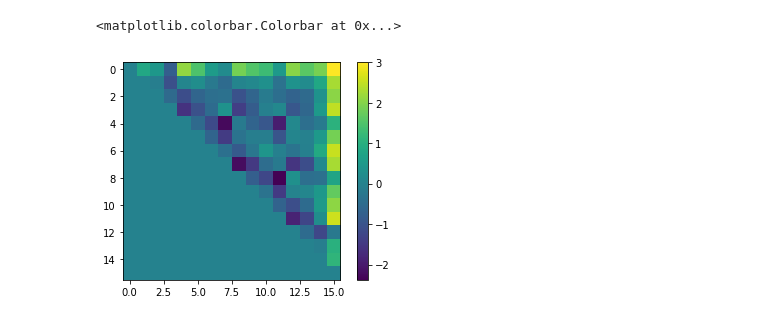
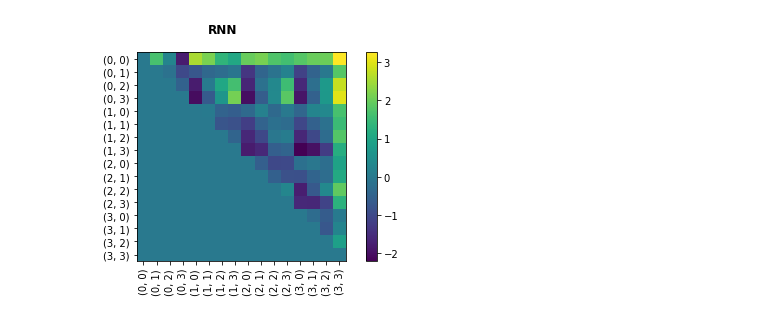
Before and after one commit to MaryZolfaghar/WCSLS, a Jupyter notebook: notebooks/results_RSA.ipynb, the cells around one changed output. Cells and saved outputs as stored; diff of their text form; code cells hidden in the pictures.

```diff
--- a/notebooks/results_RSA.ipynb
+++ b/notebooks/results_RSA.ipynb
@@ -7,7 +9,4 @@ import matplotlib.pyplot as plt
 # %%
-with open('results/results.P', 'rb') as f:
+with open('../../results/results_rnn_regs.P', 'rb') as f:
     results = pickle.load(f)
 results = results['Cortical']['analysis']
-reg_results = results['reg_results']
-cat_regs = reg_results['cat_regs']
-con_regs = reg_results['con_regs']
@@ -14,12 +17,12 @@ con_regs = reg_results['con_regs']
 # %%
 data = get_loaders(batch_size=32, meta=False,
-                    use_images=True, image_dir='images/',
+                    use_images=True, image_dir='../images/',
                     n_episodes=None)
 train_data, train_loader, test_data, test_loader, analyze_data, analyze_loader = data
 n_states = test_data.n_states
-# loc2idx = test_data.loc2idx
-# idx2loc = {idx:loc for loc, idx in loc2idx.items()}
+loc2idx = test_data.loc2idx
 idxs = [idx for idx in range(n_states)]
+locs = [loc for loc, idx in loc2idx.items()]
 # %%
 run = -1
 cp = -1
@@ -30,12 +33,19 @@ ys = con_regs['ys']
 wE = ys - y_hat_Es
 wE = wE[run][cp]
 # %%
+fig, axs = plt.subplots()
 rsa_dist = np.zeros(shape=(n_states, n_states))
 for i, (idx1, idx2) in enumerate(combinations(idxs, 2)):
     rsa_dist[idx1][idx2] = wE[i]
 
 plt.imshow(rsa_dist)
+plt.xticks(idxs, locs, rotation='90')
+plt.yticks(idxs, locs)
 plt.colorbar()
+fig_str = 'rsa_rnn'
+fig.suptitle('RNN', fontweight='bold')
+plt.tight_layout()
+fig.savefig(('../../figures/' + fig_str + '.pdf'),
+            bbox_inches = 'tight', pad_inches=0)
 # %% [output]
-<matplotlib.colorbar.Colorbar at 0x...>
-[figure, old version]
+[figure, new version]
```
Also changed, not shown: parts of 2 cells of this notebook, 21 other files.
